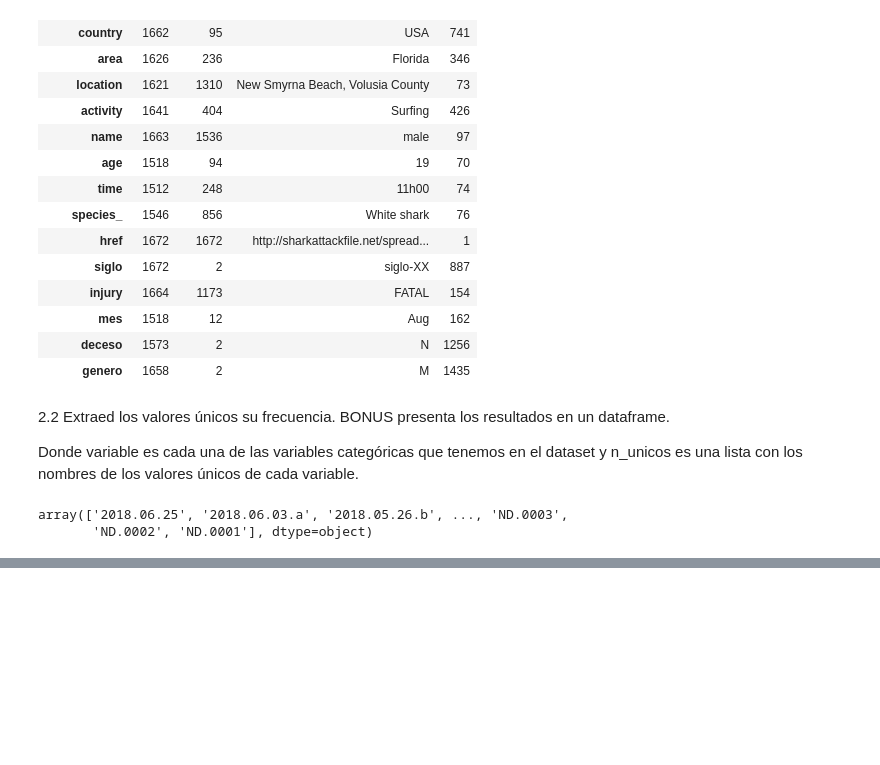
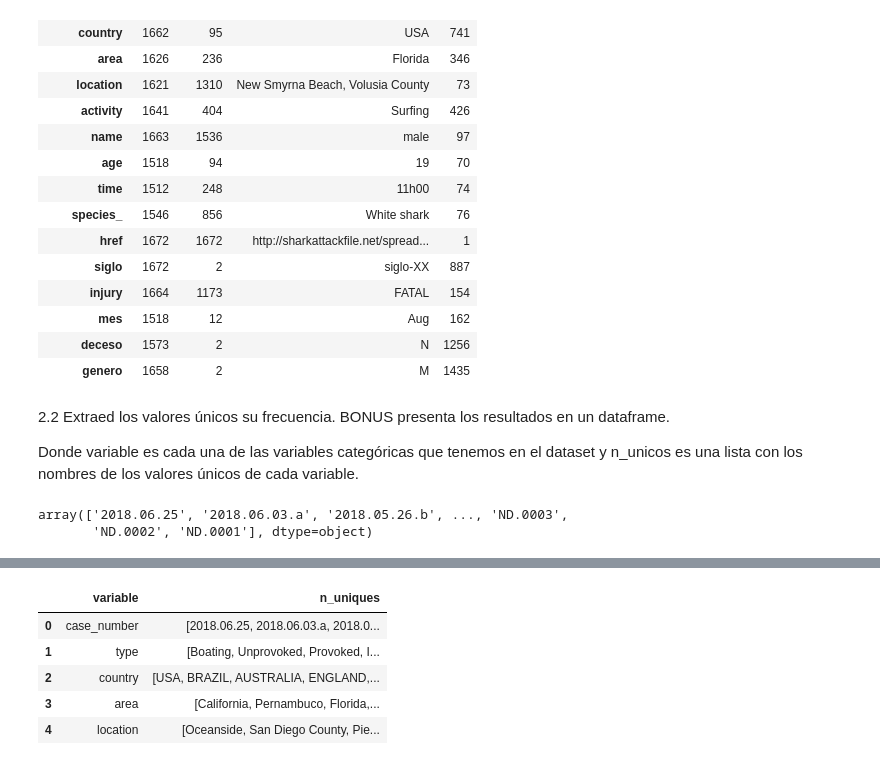
Before and after one commit to AnaGT85/DA-promoC-Mod2-sprint2-PaulaYAna, a Jupyter notebook: EDA/Mod2-lecc1-EDA.ipynb, the cells around one changed output, grey strips where cells are left out. Drawn from its saved outputs; the diff is of its cells as text; code cells hidden in the pictures; blank space fills up the shorter version.

```diff
--- a/EDA/Mod2-lecc1-EDA.ipynb
+++ b/EDA/Mod2-lecc1-EDA.ipynb
@@ -165,4 +165,4 @@ df_categoricas["case_number"].unique()
 array(['2018.06.25', '2018.06.03.a', '2018.05.26.b', ..., 'ND.0003',
        'ND.0002', 'ND.0001'], dtype=object)
 # %%
-keys= df_categoricas.columns
+variables = df_categoricas.columns
@@ -171,5 +169,5 @@ values =
 # %%
-lista_values= []
+n_uniques= []
 for col in df_categoricas.columns:
-    u= list(df_categoricas[col].unique()) # lista de los n_uniques
-    lista_values.append(u)
+    u = list(df_categoricas[col].unique()) # lista de los n_uniques
+    n_uniques.append(u)
@@ -178,3 +174,5 @@ dicc = dict(zip(keys, lista_values))
+# %%
+dicc = {'variable': variables, 'n_uniques': n_uniques}
 # %%
 dicc
 # %% [output]
@@ -223,0 +198,9 @@ df_2.head()
+# %%
+final.head() #tenemos el dataframe con las variables y los valores únicos
+# %% [output]
+|  | variable | n_uniques |
+| 0 | case_number | [2018.06.25, 2018.06.03.a, 2018.0... |
+| 1 | type | [Boating, Unprovoked, Provoked, I... |
+| 2 | country | [USA, BRAZIL, AUSTRALIA, ENGLAND,... |
+| 3 | area | [California, Pernambuco, Florida,... |
+| 4 | location | [Oceanside, San Diego County, Pie... |
```
Also changed, not shown: parts of 7 cells of this notebook, 3 other files.
